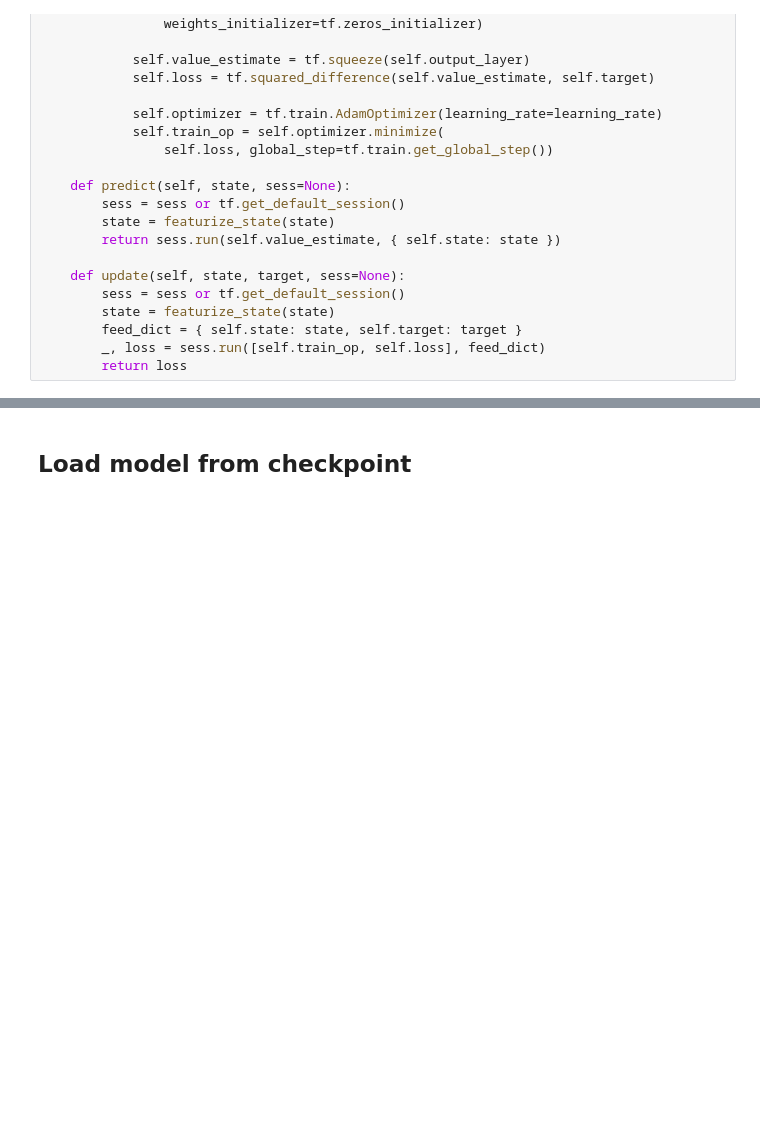
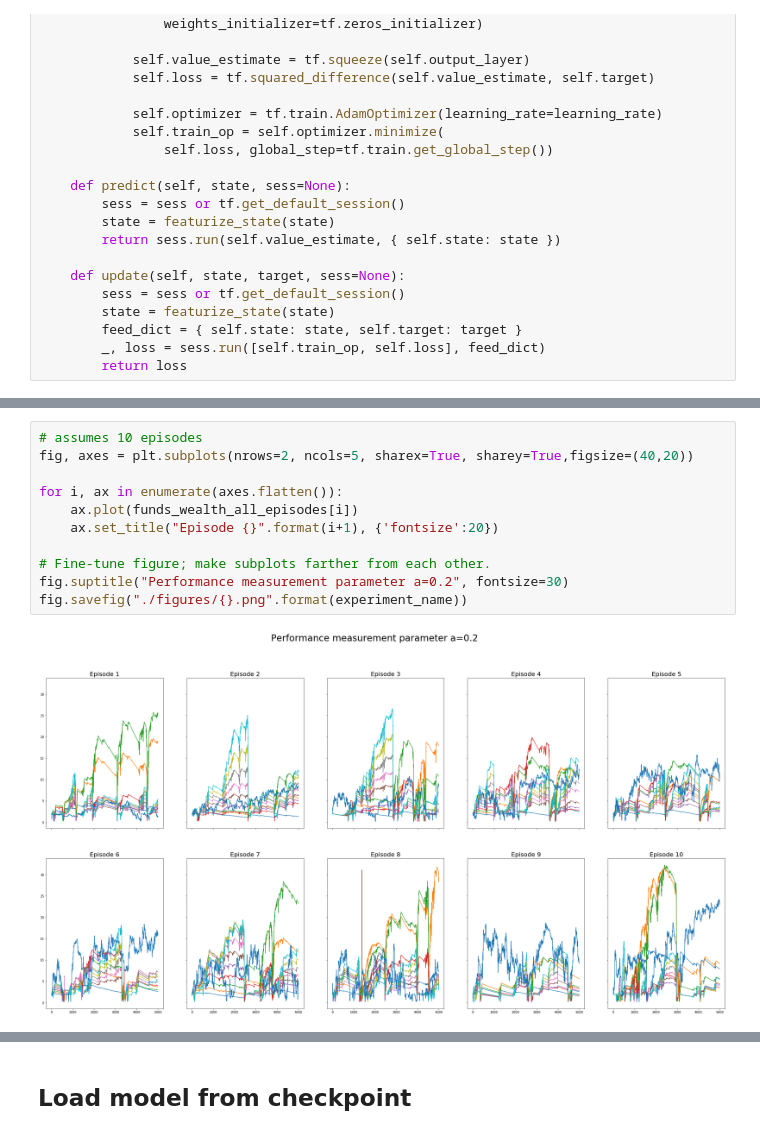
Before and after one commit to sertainly/intelligent_fund_via_RL, a Jupyter notebook: learning_fund.ipynb, the cells around one changed output, grey strips where cells are left out. Cells and saved outputs as stored; diff of their text form; blank space fills up the shorter version.

```diff
--- a/learning_fund.ipynb
+++ b/learning_fund.ipynb
@@ -461,3 +482,16 @@ plotting.plot_episode_stats(stats, smoothing_window=2)
+# %%
+# assumes 10 episodes
+fig, axes = plt.subplots(nrows=2, ncols=5, sharex=True, sharey=True,figsize=(40,20))
+
+for i, ax in enumerate(axes.flatten()):
+    ax.plot(funds_wealth_all_episodes[i])
+    ax.set_title("Episode {}".format(i+1), {'fontsize':20})
+
+# Fine-tune figure; make subplots farther from each other.
+fig.suptitle("Performance measurement parameter a=0.2", fontsize=30)
+fig.savefig("./figures/{}.png".format(experiment_name))
+# %% [output]
+[figure, added]
 # %%
 # assumes 10 episodes
 fig, axes = plt.subplots(nrows=2, ncols=5, sharex=True, sharey=True,figsize=(20,10))
```
Also changed, not shown: parts of 8 cells of this notebook, 26 other files.
